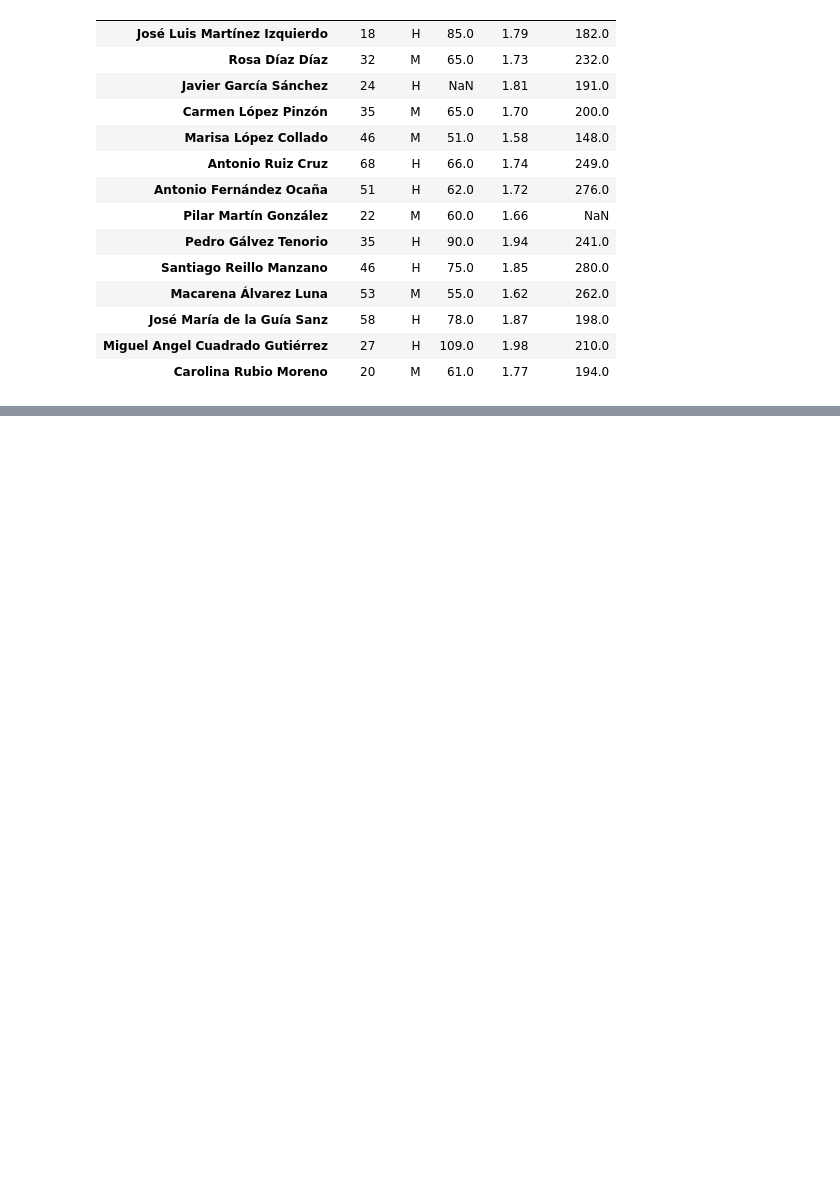
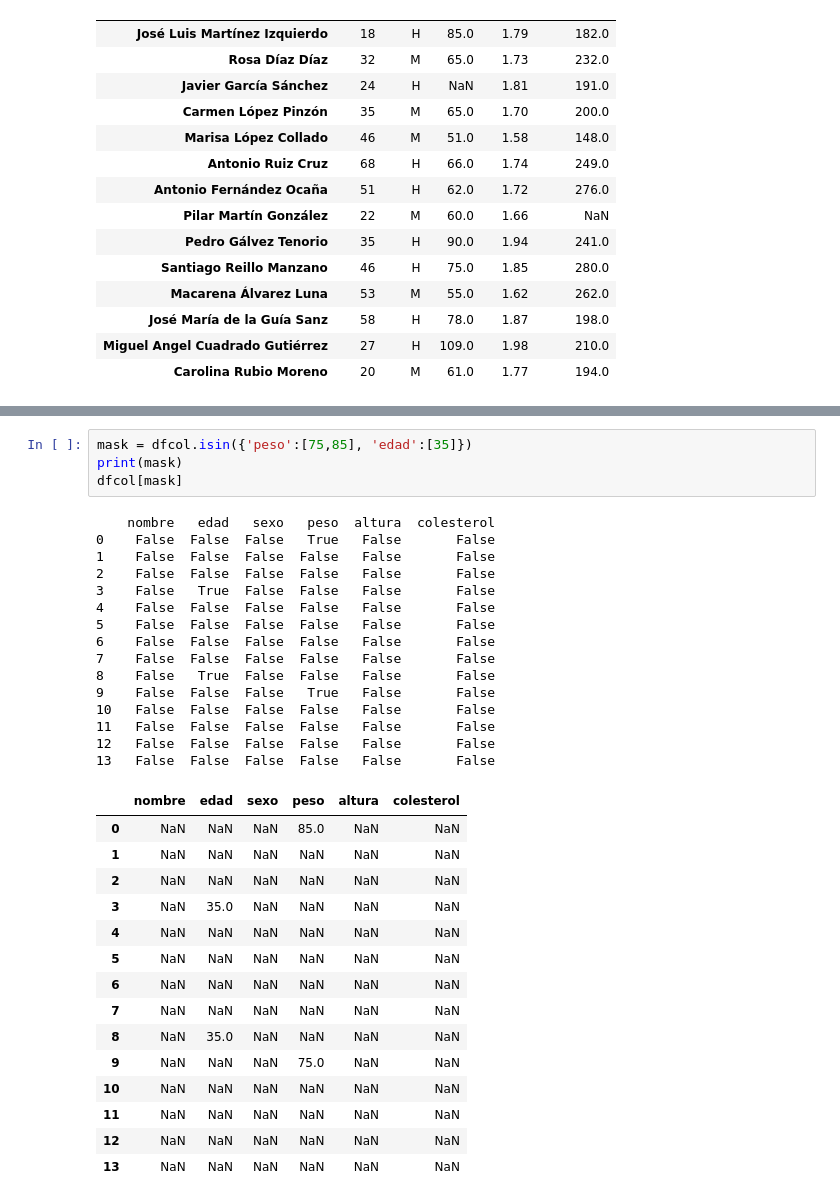
Before and after one commit to CarlosEsteve/python, a Jupyter notebook: Pandas/Pandas.ipynb, the cells around one changed output, grey strips where cells are left out. Saved outputs shown, nothing was run; the diff lists cells and outputs as text; blank space fills up the shorter version.

```diff
--- a/Pandas/Pandas.ipynb
+++ b/Pandas/Pandas.ipynb
@@ -483,0 +608,35 @@ dfm.set_index("nombre y apellido")
+# %%
+mask = dfcol.isin({'peso':[75,85], 'edad':[35]})
+print(mask)
+dfcol[mask]
+# %% [output]
+    nombre   edad   sexo   peso  altura  colesterol
+0    False  False  False   True   False       False
+1    False  False  False  False   False       False
+2    False  False  False  False   False       False
+3    False   True  False  False   False       False
+4    False  False  False  False   False       False
+5    False  False  False  False   False       False
+6    False  False  False  False   False       False
+7    False  False  False  False   False       False
+8    False   True  False  False   False       False
+9    False  False  False   True   False       False
+10   False  False  False  False   False       False
+11   False  False  False  False   False       False
+12   False  False  False  False   False       False
+13   False  False  False  False   False       False
+|  | nombre | edad | sexo | peso | altura | colesterol |
+| 0 | NaN | NaN | NaN | 85.0 | NaN | NaN |
+| 1 | NaN | NaN | NaN | NaN | NaN | NaN |
+| 2 | NaN | NaN | NaN | NaN | NaN | NaN |
+| 3 | NaN | 35.0 | NaN | NaN | NaN | NaN |
+| 4 | NaN | NaN | NaN | NaN | NaN | NaN |
+| 5 | NaN | NaN | NaN | NaN | NaN | NaN |
+| 6 | NaN | NaN | NaN | NaN | NaN | NaN |
+| 7 | NaN | NaN | NaN | NaN | NaN | NaN |
+| 8 | NaN | 35.0 | NaN | NaN | NaN | NaN |
+| 9 | NaN | NaN | NaN | 75.0 | NaN | NaN |
+| 10 | NaN | NaN | NaN | NaN | NaN | NaN |
+| 11 | NaN | NaN | NaN | NaN | NaN | NaN |
+| 12 | NaN | NaN | NaN | NaN | NaN | NaN |
+| 13 | NaN | NaN | NaN | NaN | NaN | NaN |
```
Also changed, not shown: parts of 11 cells of this notebook.
